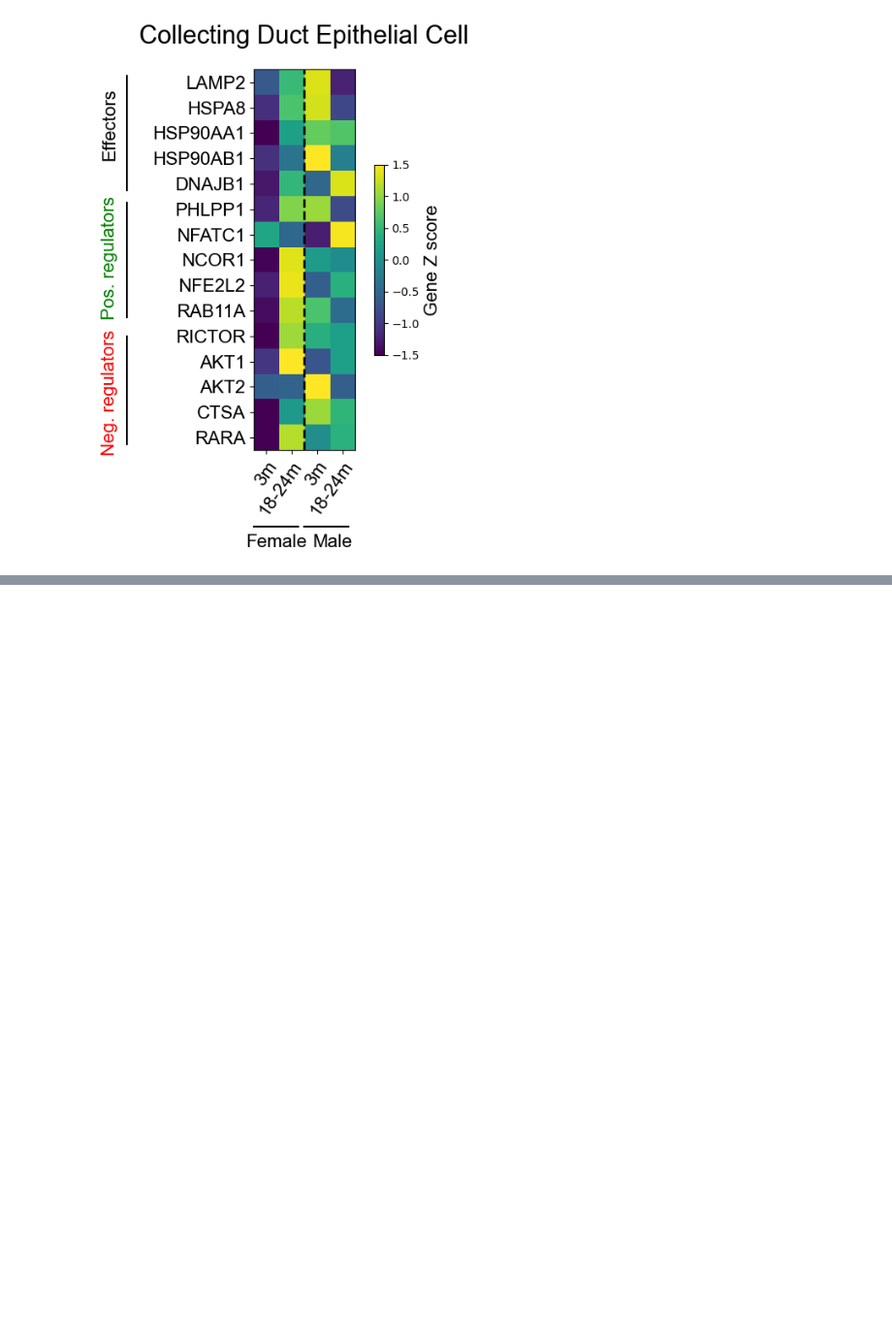
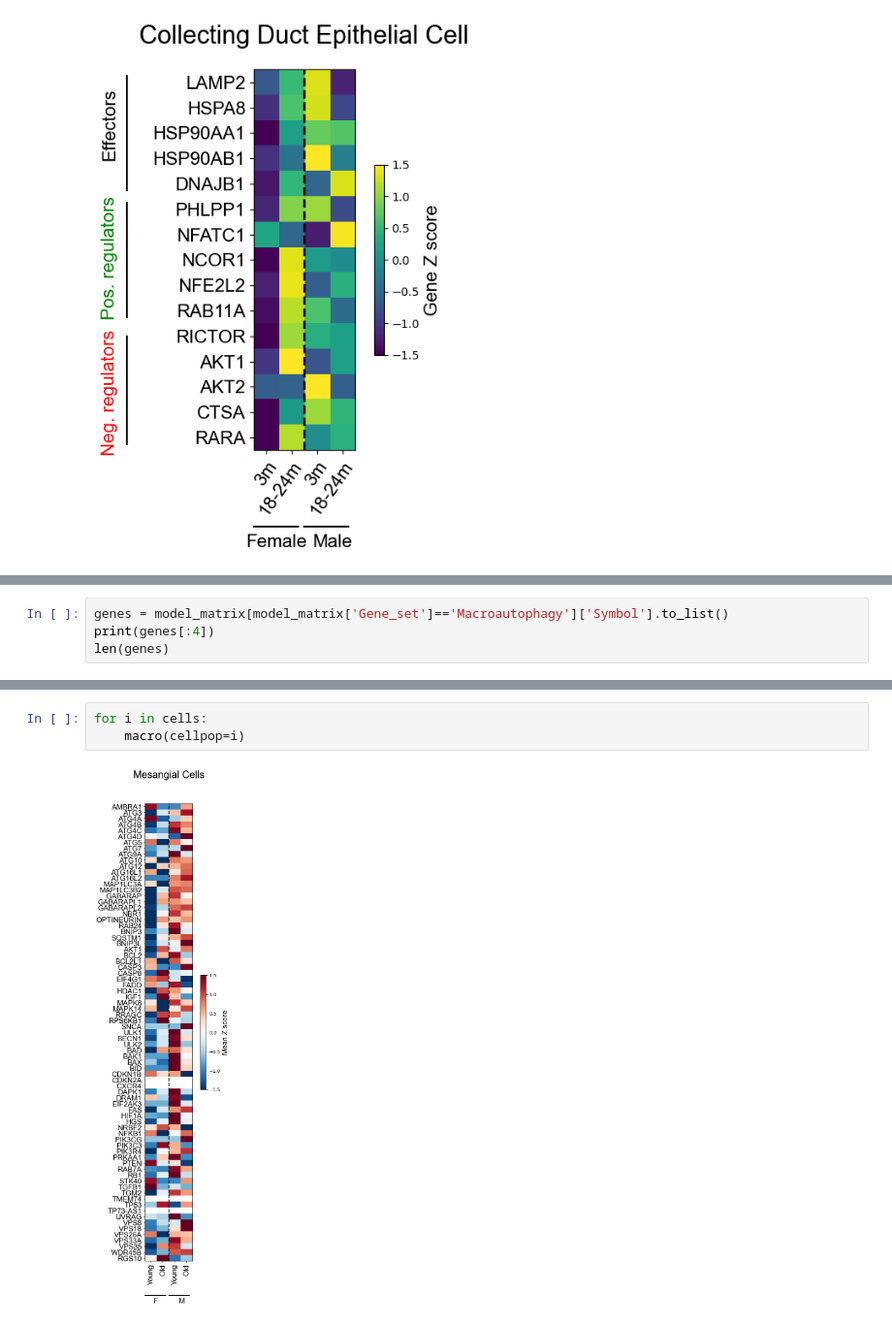
Before and after one commit to amsegura/Khawaja_et_al_2024, a Jupyter notebook: CMA_aging_Atlas_Kidney.ipynb, the cells around one changed output, grey strips where cells are left out. Shown at 97% size. Drawn from its saved outputs; the diff is of its cells as text; blank space fills up the shorter version.

```diff
--- a/CMA_aging_Atlas_Kidney.ipynb
+++ b/CMA_aging_Atlas_Kidney.ipynb
@@ -452,0 +603,4 @@ for i in cells:
+# %%
+genes = model_matrix[model_matrix['Gene_set']=='Macroautophagy']['Symbol'].to_list()
+print(genes[:4])
+len(genes)
@@ -452,0 +681,5 @@ for i in cells:
+# %%
+for i in cells:
+    macro(cellpop=i)
+# %% [output]
+[figure, added]
```
Also changed, not shown: parts of 38 cells of this notebook, 5 other files.
